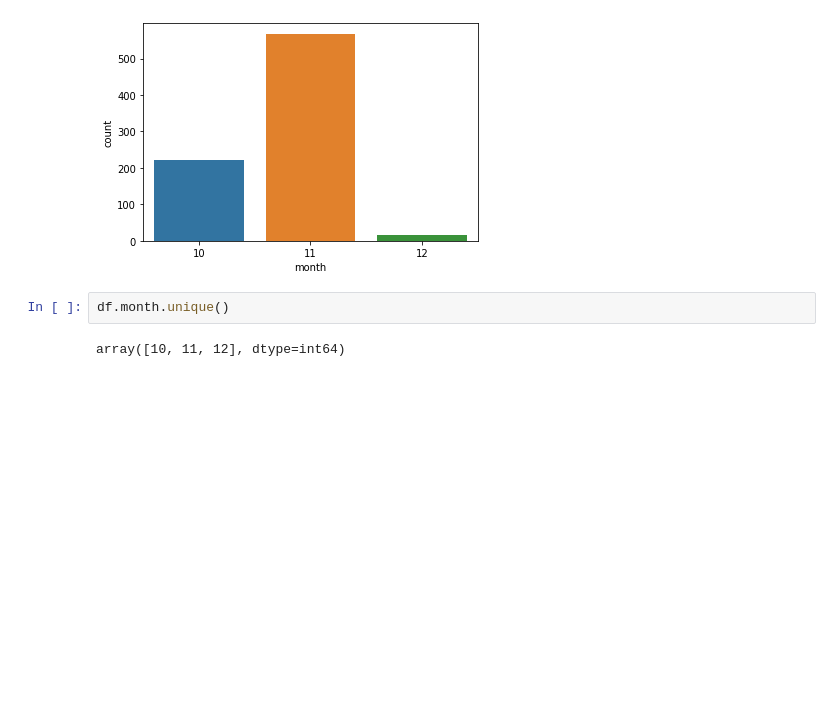
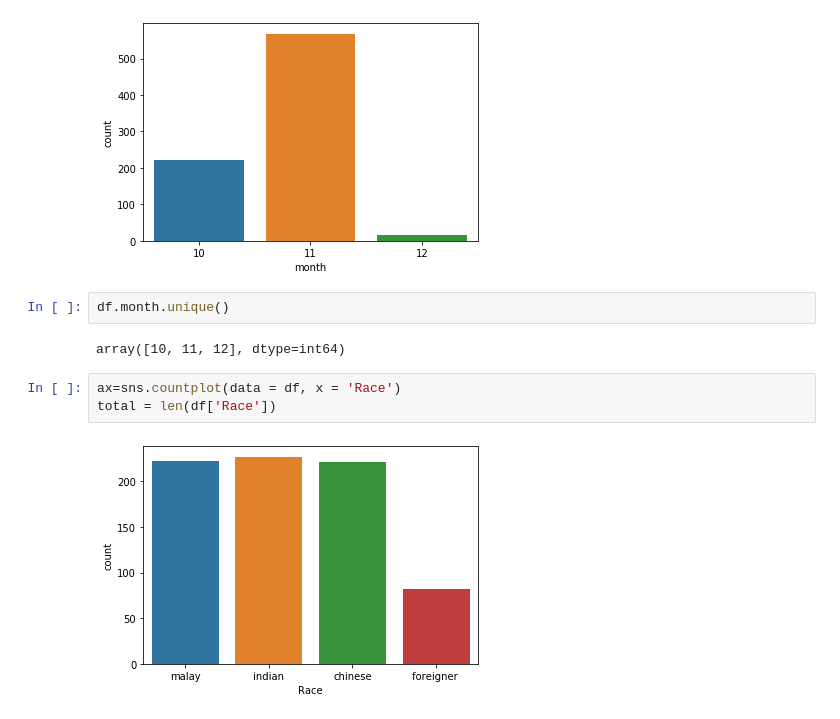
Before and after one commit to CRJoshuaa/Data-Mining-Project, a Jupyter notebook: Project_Dharsh.ipynb, the cells around one changed output. Cells and saved outputs as stored; diff of their text form; blank space fills up the shorter version.

```diff
--- a/Project_Dharsh.ipynb
+++ b/Project_Dharsh.ipynb
@@ -224,3 +224,8 @@ total = len(df['month'])
 df.month.unique()
 # %% [output]
 array([10, 11, 12], dtype=int64)
+# %%
+ax=sns.countplot(data = df, x = 'Race')
+total = len(df['Race'])
+# %% [output]
+[figure, added]
```
Also changed, not shown: 1 other file.
